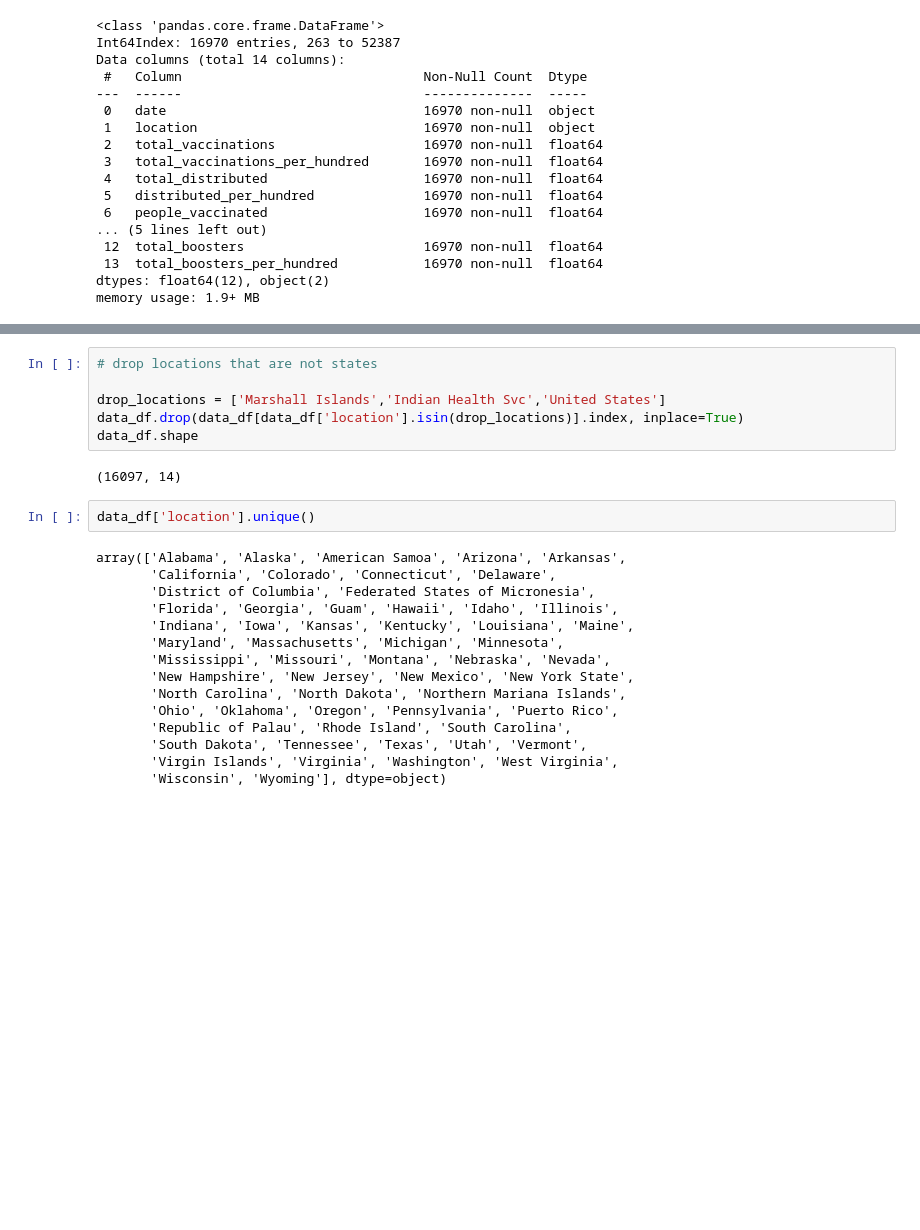
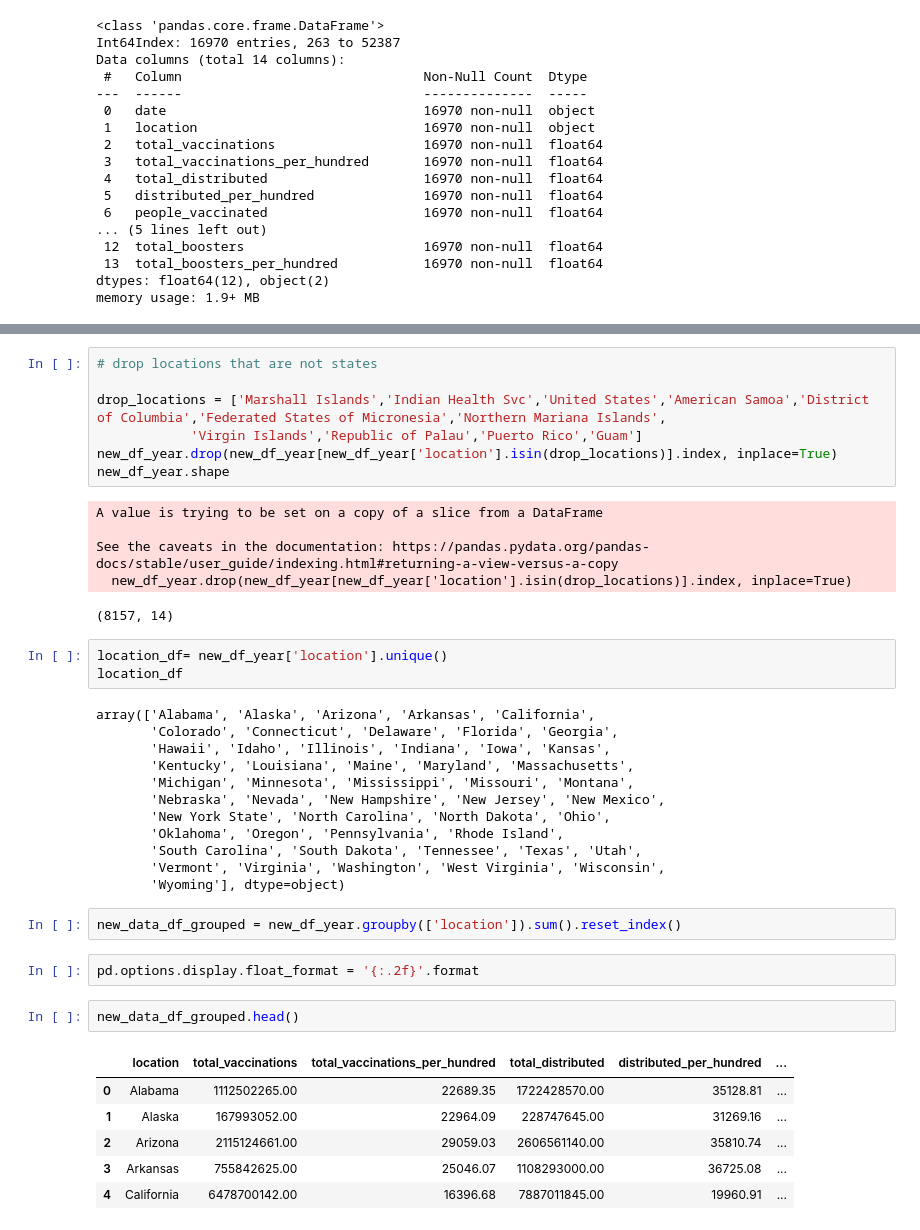
Before and after one commit to JayLaxami/Project-3, a Jupyter notebook: data_clean.ipynb, the cells around one changed output, grey strips where cells are left out. Saved outputs shown, nothing was run; the diff lists cells and outputs as text; blank space fills up the shorter version.

```diff
--- a/data_clean.ipynb
+++ b/data_clean.ipynb
@@ -101,26 +146,42 @@ array(['Alabama', 'Alaska', 'American Samoa', 'Arizona', 'Arkansas',
 # %%
 # drop locations that are not states
 
-drop_locations = ['Marshall Islands','Indian Health Svc','United States']
-data_df.drop(data_df[data_df['location'].isin(drop_locations)].index, inplace=True)
-data_df.shape
+drop_locations = ['Marshall Islands','Indian Health Svc','United States','American Samoa','District of Columbia','Federated States of Micronesia','Northern Mariana Islands',
+            'Virgin Islands','Republic of Palau','Puerto Rico','Guam']
+new_df_year.drop(new_df_year[new_df_year['location'].isin(drop_locations)].index, inplace=True)
+new_df_year.shape
 # %% [output]
-(16097, 14)
+A value is trying to be set on a copy of a slice from a DataFrame
+
+See the caveats in the documentation: https://pandas.pydata.org/pandas-docs/stable/user_guide/indexing.html#returning-a-view-versus-a-copy
+  new_df_year.drop(new_df_year[new_df_year['location'].isin(drop_locations)].index, inplace=True)
+(8157, 14)
 # %%
-data_df['location'].unique()
+location_df= new_df_year['location'].unique()
+location_df
 # %% [output]
-array(['Alabama', 'Alaska', 'American Samoa', 'Arizona', 'Arkansas',
-       'California', 'Colorado', 'Connecticut', 'Delaware',
-       'District of Columbia', 'Federated States of Micronesia',
-       'Florida', 'Georgia', 'Guam', 'Hawaii', 'Idaho', 'Illinois',
-       'Indiana', 'Iowa', 'Kansas', 'Kentucky', 'Louisiana', 'Maine',
-       'Maryland', 'Massachusetts', 'Michigan', 'Minnesota',
-       'Mississippi', 'Missouri', 'Montana', 'Nebraska', 'Nevada',
-       'New Hampshire', 'New Jersey', 'New Mexico', 'New York State',
-       'North Carolina', 'North Dakota', 'Northern Mariana Islands',
-       'Ohio', 'Oklahoma', 'Oregon', 'Pennsylvania', 'Puerto Rico',
-       'Republic of Palau', 'Rhode Island', 'South Carolina',
-       'South Dakota', 'Tennessee', 'Texas', 'Utah', 'Vermont',
-       'Virgin Islands', 'Virginia', 'Washington', 'West Virginia',
-       'Wisconsin', 'Wyoming'], dtype=object)
+array(['Alabama', 'Alaska', 'Arizona', 'Arkansas', 'California',
+       'Colorado', 'Connecticut', 'Delaware', 'Florida', 'Georgia',
+       'Hawaii', 'Idaho', 'Illinois', 'Indiana', 'Iowa', 'Kansas',
+       'Kentucky', 'Louisiana', 'Maine', 'Maryland', 'Massachusetts',
+       'Michigan', 'Minnesota', 'Mississippi', 'Missouri', 'Montana',
+       'Nebraska', 'Nevada', 'New Hampshire', 'New Jersey', 'New Mexico',
+       'New York State', 'North Carolina', 'North Dakota', 'Ohio',
+       'Oklahoma', 'Oregon', 'Pennsylvania', 'Rhode Island',
+       'South Carolina', 'South Dakota', 'Tennessee', 'Texas', 'Utah',
+       'Vermont', 'Virginia', 'Washington', 'West Virginia', 'Wisconsin',
+       'Wyoming'], dtype=object)
+# %%
+new_data_df_grouped = new_df_year.groupby(['location']).sum().reset_index()
+# %%
+pd.options.display.float_format = '{:.2f}'.format
+# %%
+new_data_df_grouped.head()
+# %% [output]
+|  | location | total_vaccinations | total_vaccinations_per_hundred | total_distributed | distributed_per_hundred | ... |
+| 0 | Alabama | 1112502265.00 | 22689.35 | 1722428570.00 | 35128.81 | ... |
+| 1 | Alaska | 167993052.00 | 22964.09 | 228747645.00 | 31269.16 | ... |
+| 2 | Arizona | 2115124661.00 | 29059.03 | 2606561140.00 | 35810.74 | ... |
+| 3 | Arkansas | 755842625.00 | 25046.07 | 1108293000.00 | 36725.08 | ... |
+| 4 | California | 6478700142.00 | 16396.68 | 7887011845.00 | 19960.91 | ... |
 # %%
```
Also changed, not shown: parts of 10 cells of this notebook, 17 other files.
